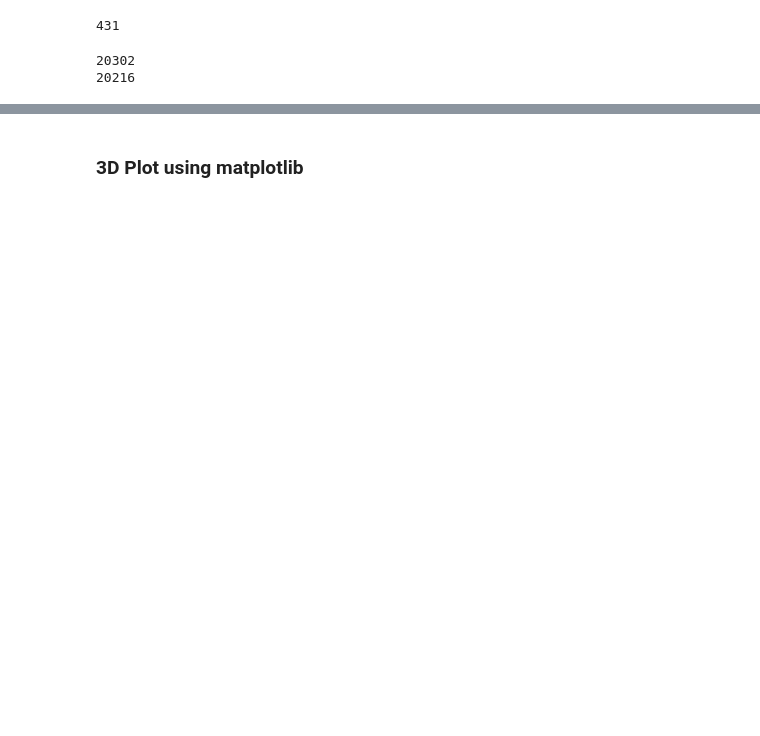
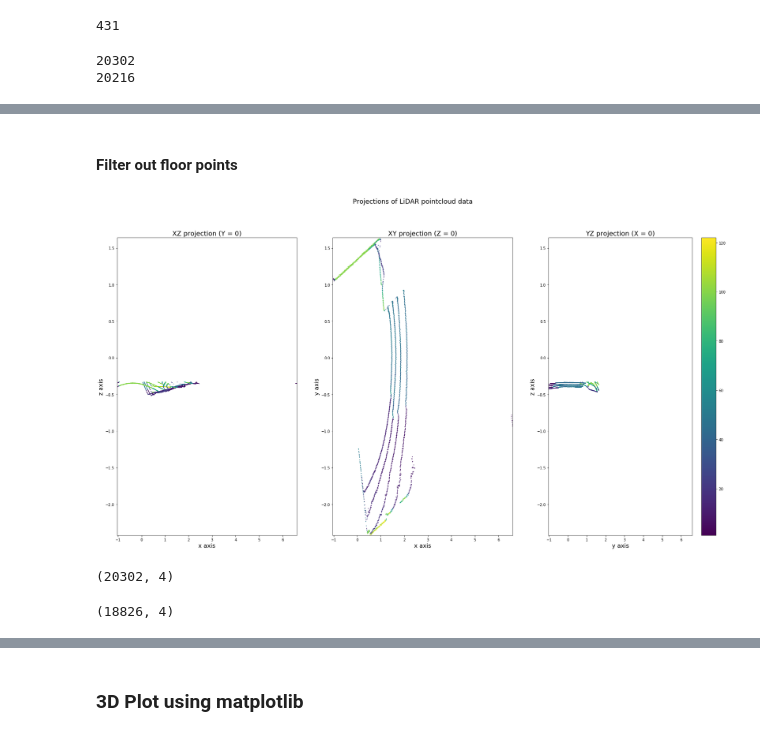
Before and after one commit to epfl-lasa/crowd_tracker_lidar3d, a Jupyter notebook: jupyter_nbs/PointCloud_Segmentation.ipynb, the cells around one changed output, grey strips where cells are left out. Saved outputs shown, nothing was run; the diff lists cells and outputs as text; code cells hidden in the pictures; blank space fills up the shorter version.

```diff
--- a/jupyter_nbs/PointCloud_Segmentation.ipynb
+++ b/jupyter_nbs/PointCloud_Segmentation.ipynb
@@ -107,0 +69,8 @@ plt.show()
+# %% [markdown]
+#### Filter out floor points
+# %%
+ground_values = data[data.z<= -0.33]
+start_ground = ground_values[ground_values.rosbagTimestamp == timesteps[0]]
+show_projections(start_ground, ['x', 'y', 'z', 'intensity']) #savefig=True, filename='floorpoints_timestep0')
+# %% [output]
+[figure, added]
@@ -107,0 +81,8 @@ plt.show()
+# %%
+start_transformed.shape
+# %% [output]
+(20302, 4)
+# %%
+ground_vals_after_rot.shape
+# %% [output]
+(18826, 4)
```
Also changed, not shown: parts of 13 cells of this notebook, 6 other files.
